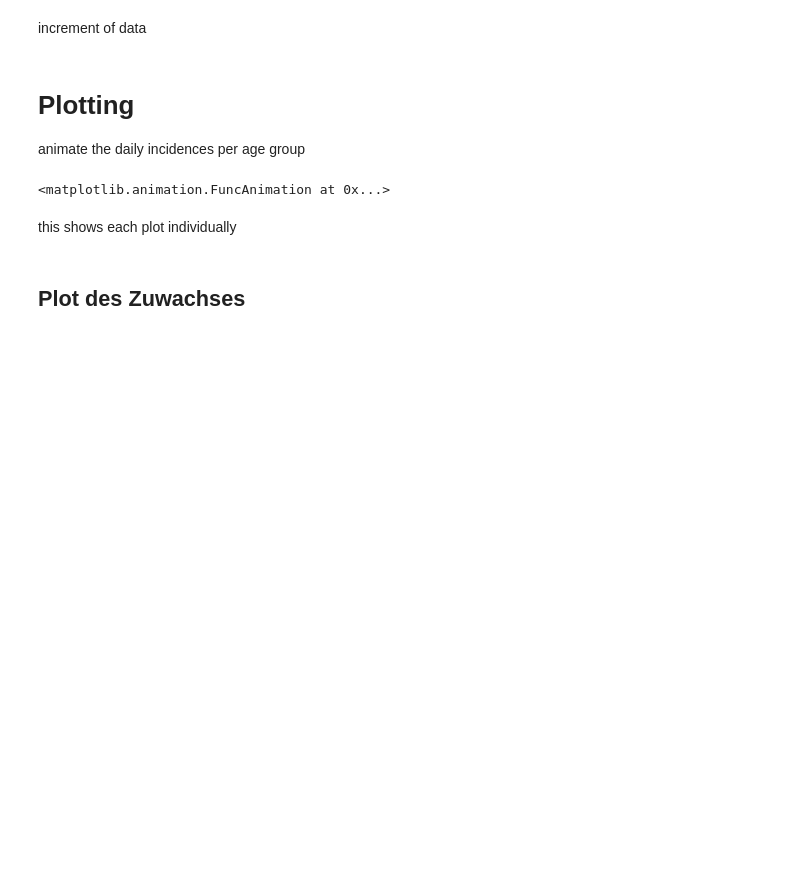
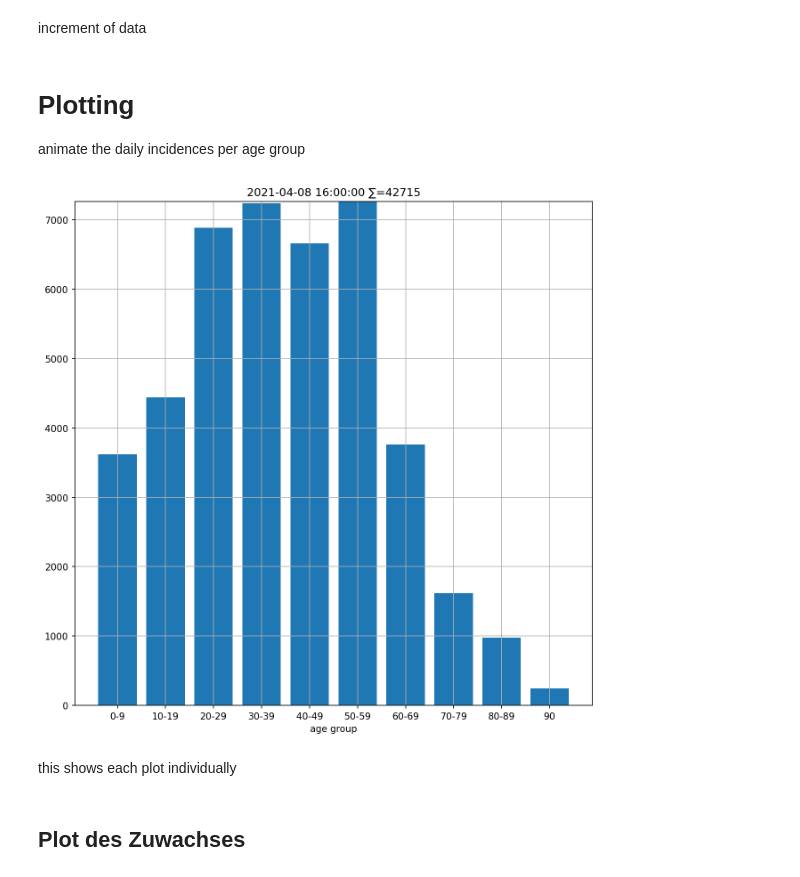
Before and after one commit to hydroclaus/corona_varianten_bw, a Jupyter notebook: new_variants_bw.ipynb, the cells around one changed output. Drawn from its saved outputs; the diff is of its cells as text; code cells hidden in the pictures; blank space fills up the shorter version.

Commit message:
reasonable fix for quality of text in animations

```diff
--- a/new_variants_bw.ipynb
+++ b/new_variants_bw.ipynb
@@ -84,37 +84,41 @@ animate the daily incidences per age group
 # %%
 # following this stackoverflow post for animation
 #    https://stackoverflow.com/a/42143866
+mydpi=150
 n_samples = data.shape[0]
 
-fig, ax = plt.subplots(figsize=(10,10))
+fig, ax = plt.subplots(figsize=(10,10),
+                       dpi=mydpi)
 ax.grid(True)
 ax.set_xlabel('age group')
 ax.set_ylim(0.,Y_MAX)
 
 cur_height = np.zeros_like(np.array(data.loc[0][age_groups]))
 barcollection = ax.bar(age_groups, cur_height)
 
 
 def animate(i):
     cur_height = np.array(data.loc[i][age_groups])
     ax.set_title(str(data.loc[i][0]) + f" ∑={data['sum_agegroups'][i]}")
     for i, b in enumerate(barcollection):
         b.set_height(cur_height[i])
 
 
 
 
 ani = animation.FuncAnimation(fig,
                               animate,
                               frames=n_samples,
                               interval=100,
                               blit=False,
                               repeat=False)
-ani.save('daily_cases_bw.mp4',writer=animation.FFMpegWriter(fps=10))
-plt.close()
-ani
+ani.save('daily_cases_bw.mp4',
+        writer=animation.FFMpegWriter(fps=10, bitrate=900),
+        dpi=mydpi)
+#plt.close()
+#ani
 # %% [output]
-<matplotlib.animation.FuncAnimation at 0x...>
+[figure, added]
 # %% [markdown]
 this shows each plot individually
 # %%
```
Also changed, not shown: parts of 2 cells of this notebook, 3 other files.
